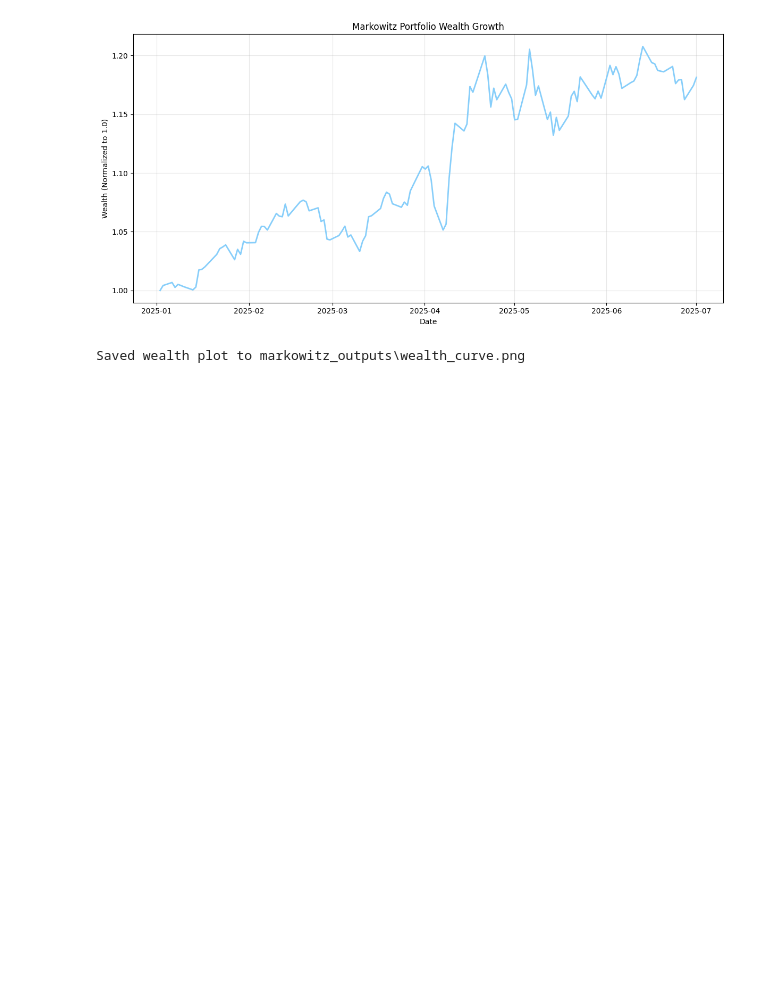
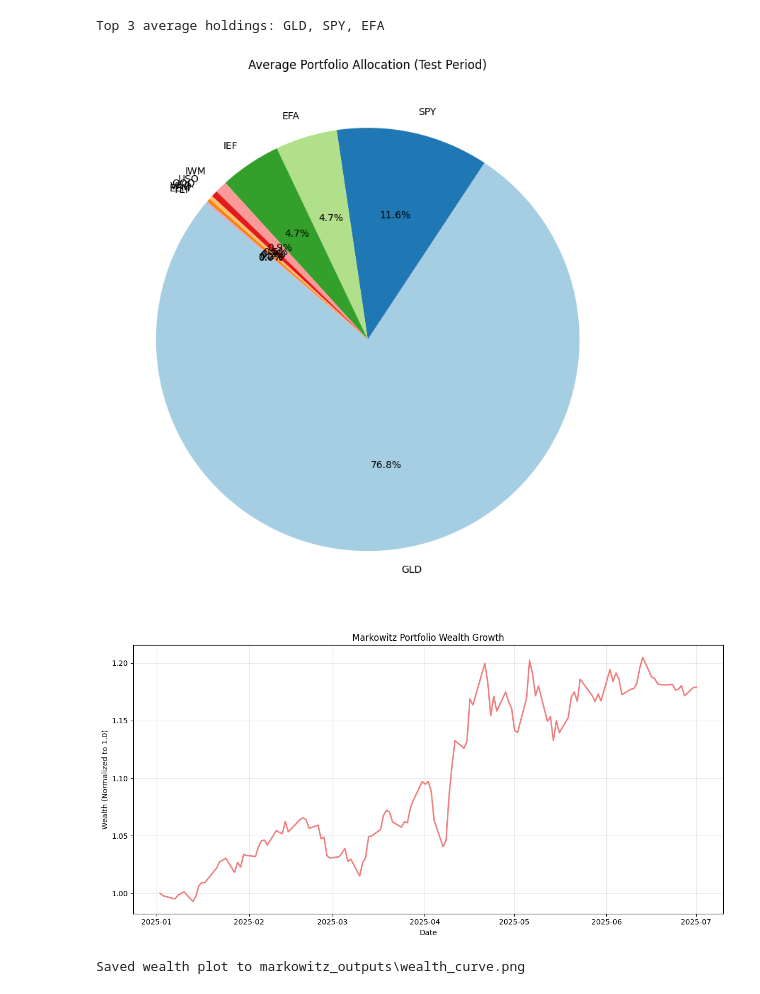
Before and after one commit to OuJiaPeng/DRL-portfolio-optimization, a Jupyter notebook: markowitz/markowitz portfolio.ipynb, the cells around one changed output. Drawn from its saved outputs; the diff is of its cells as text; code cells hidden in the pictures; blank space fills up the shorter version.

```diff
--- a/markowitz/markowitz portfolio.ipynb
+++ b/markowitz/markowitz portfolio.ipynb
@@ -275,7 +266,26 @@ Top 3 holdings: GLD, SPY, IEF
+# %%
+# Calculate average weight allocation and plot pie chart for test period
+if 'weights_df' in globals():
+    avg_weights = weights_df.mean()
+    avg_df = pd.DataFrame({
+        'ETF': asset_list,
+        'Average Weight': avg_weights.values,
+        'Allocation %': avg_weights.values * 100
+    }).sort_values('Average Weight', ascending=False)
+
+    plt.figure(figsize=(8, 8))
+    plt.pie(avg_df['Allocation %'], labels=avg_df['ETF'], autopct='%1.1f%%', startangle=140, colors=plt.cm.Paired.colors)
+    plt.title('Average Portfolio Allocation (Test Period)')
+    plt.tight_layout()
+    plt.savefig(os.path.join(output_dir, "markowitz_average_allocations_test_pie.png"), bbox_inches='tight')
+    print("Top 3 average holdings:", ', '.join(avg_df.head(3)['ETF'].tolist()))
+# %% [output]
+Top 3 average holdings: GLD, SPY, EFA
+[figure, added]
 # %%
-# Plot Markowitz wealth curve (kept in Markowitz notebook)
+# Plot Markowitz wealth curve
 fig, ax = plt.subplots(figsize=(12, 6))
-ax.plot(wealth_series / wealth_series.iloc[0], linewidth=2, color='lightskyblue')
+ax.plot(wealth_series / wealth_series.iloc[0], linewidth=2, color='lightcoral')
 ax.set_title("Markowitz Portfolio Wealth Growth")
 ax.set_xlabel('Date')
 ax.set_ylabel('Wealth (Normalized to 1.0)')
@@ -285,5 +295,5 @@ plt.savefig(os.path.join(output_dir, "wealth_curve.png"), bbox_inches='tight')
 plt.show()
 print(f"Saved wealth plot to {os.path.join(output_dir, 'wealth_curve.png')}")
 # %% [output]
-[figure, old version]
+[figure, new version]
 Saved wealth plot to markowitz_outputs\wealth_curve.png
```
Also changed, not shown: parts of 6 cells of this notebook, 22 other files.
